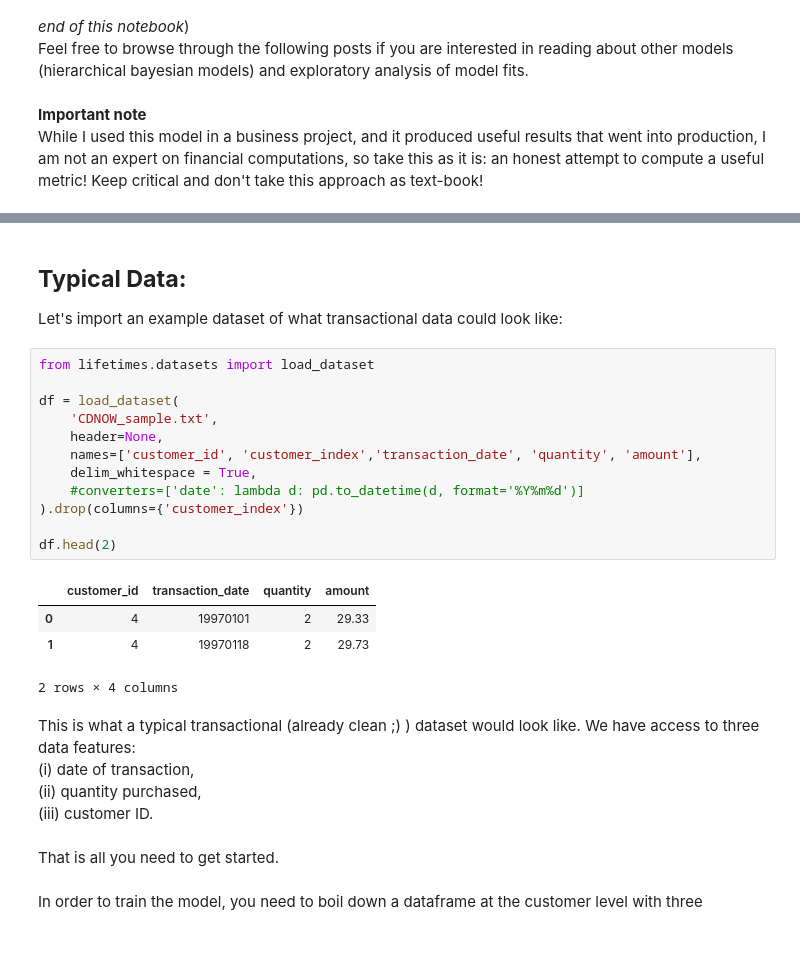
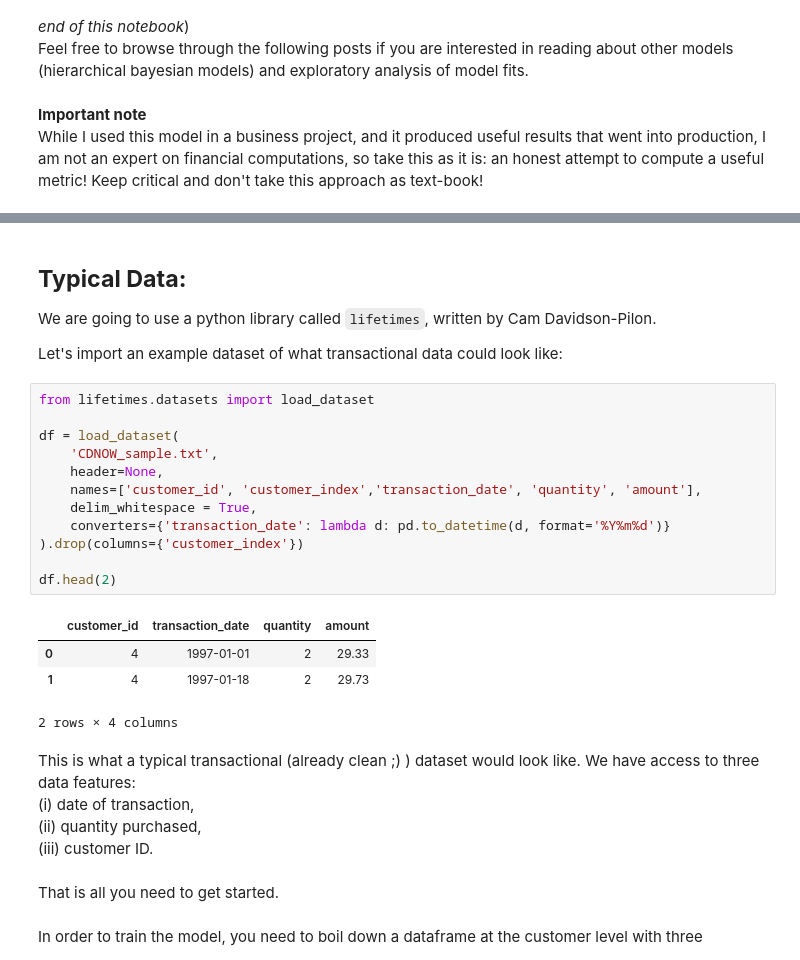
Before and after one commit to juls-dotcom/juls-dotcom.github.io, a Jupyter notebook: content/predicted_purchase_I.ipynb, the cells around one changed output, grey strips where cells are left out. Saved outputs shown, nothing was run; the diff lists cells and outputs as text.

```diff
--- a/content/predicted_purchase_I.ipynb
+++ b/content/predicted_purchase_I.ipynb
@@ -75,23 +70,25 @@ plt.rcParams['figure.figsize'] = (16,8)
 # %% [markdown]
 <a id="typical_data"></a>
 ## **Typical Data:** <br>
+We are going to use a python library called `lifetimes`, written by Cam Davidson-Pilon.
+
 Let's import an example dataset of what transactional data could look like:
 # %%
 from lifetimes.datasets import load_dataset
 
 df = load_dataset(
     'CDNOW_sample.txt',
     header=None,
     names=['customer_id', 'customer_index','transaction_date', 'quantity', 'amount'],
     delim_whitespace = True,
-    #converters=['date': lambda d: pd.to_datetime(d, format='%Y%m%d')]
+    converters={'transaction_date': lambda d: pd.to_datetime(d, format='%Y%m%d')}
 ).drop(columns={'customer_index'})
 
 df.head(2)
 # %% [output]
 |  | customer_id | transaction_date | quantity | amount |
-| 0 | 4 | 19970101 | 2 | 29.33 |
-| 1 | 4 | 19970118 | 2 | 29.73 |
+| 0 | 4 | 1997-01-01 | 2 | 29.33 |
+| 1 | 4 | 1997-01-18 | 2 | 29.73 |
 2 rows × 4 columns
 # %% [markdown]
 This is what a typical transactional (already clean ;) ) dataset would look like. We have access to three data features: <br>(i) date of transaction, <br>(ii) quantity purchased, <br>(iii) customer ID. <br><br>That is all you need to get started. <br><br>
```
Also changed, not shown: parts of 14 cells of this notebook, 19 other files.
